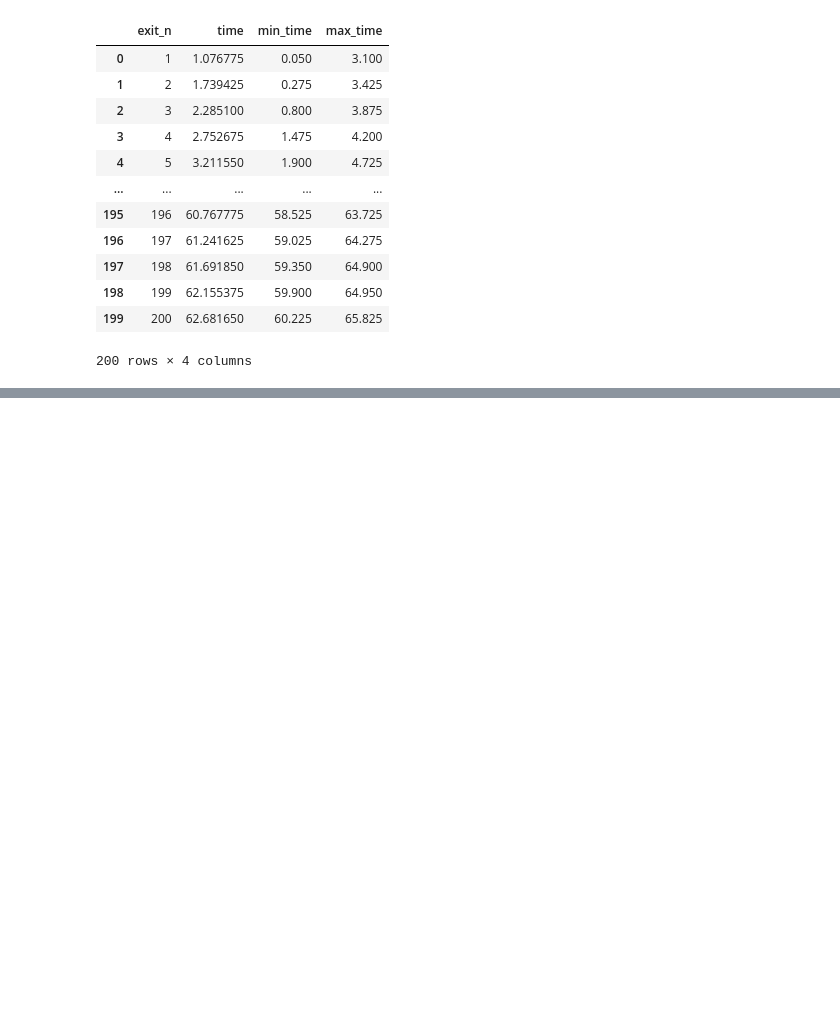
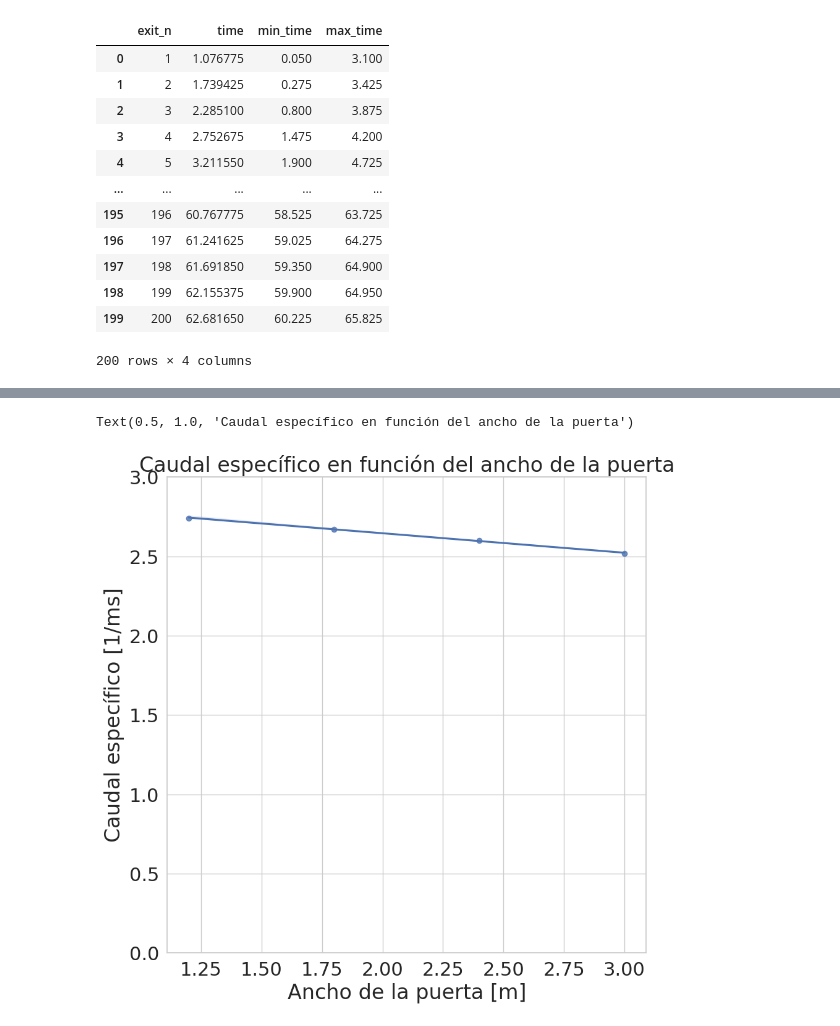
Before and after one commit to lvittor/ss, a Jupyter notebook: notebooks/tp5.ipynb, the cells around one changed output, grey strips where cells are left out. Saved outputs shown, nothing was run; the diff lists cells and outputs as text; code cells hidden in the pictures; blank space fills up the shorter version.

```diff
--- a/notebooks/tp5.ipynb
+++ b/notebooks/tp5.ipynb
@@ -317,3 +361,20 @@ plt.show()
+# %%
+
+mean_simulation_b2 = mean_simulation_b.copy()
+mean_simulation_b2['Q'] = mean_simulation_b2['Q'] / mean_simulation_b2['d']
+
+# Agregar la regresión lineal a los valores medios
+ax=sns.regplot(x='d', y='Q', data=mean_simulation_b2.groupby('d')['Q'].mean().reset_index(), scatter=True)
+# ax.set_xticklabels([str(x) for x in [1.2, 1.8, 2.4, 3.0]])
+plt.ylim(0, 3)
+
+# Configurar las etiquetas del gráfico
+plt.xlabel('Ancho de la puerta [m]')
+plt.ylabel('Caudal específico [$1/$ms]')
+plt.title('Caudal específico en función del ancho de la puerta')
+# %% [output]
+Text(0.5, 1.0, 'Caudal específico en función del ancho de la puerta')
+[figure, added]
 # %%
 import seaborn as sns
 import matplotlib.pyplot as plt
```
Also changed, not shown: parts of 13 cells of this notebook.
